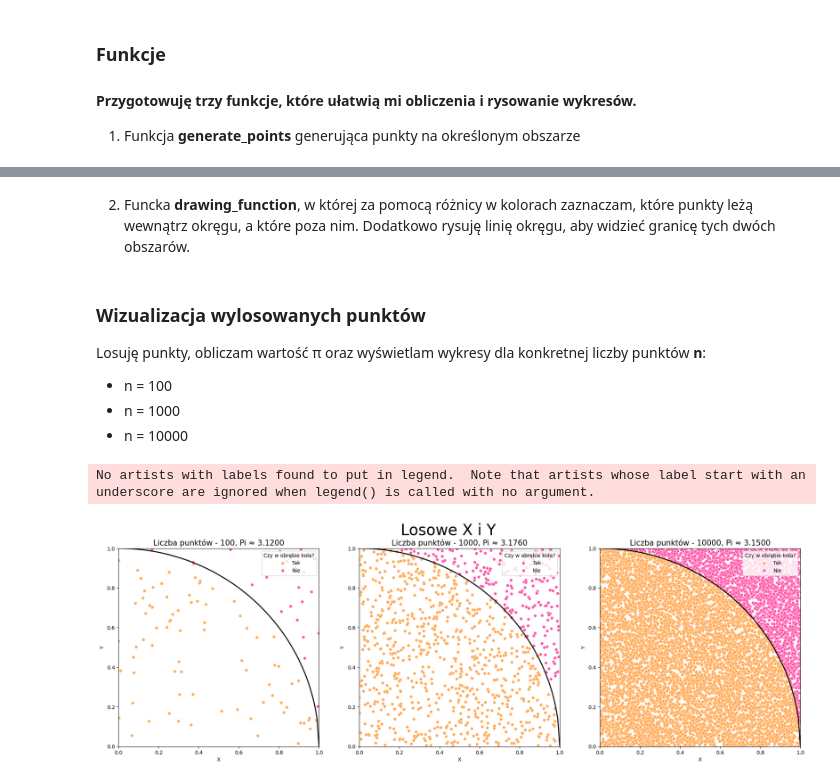
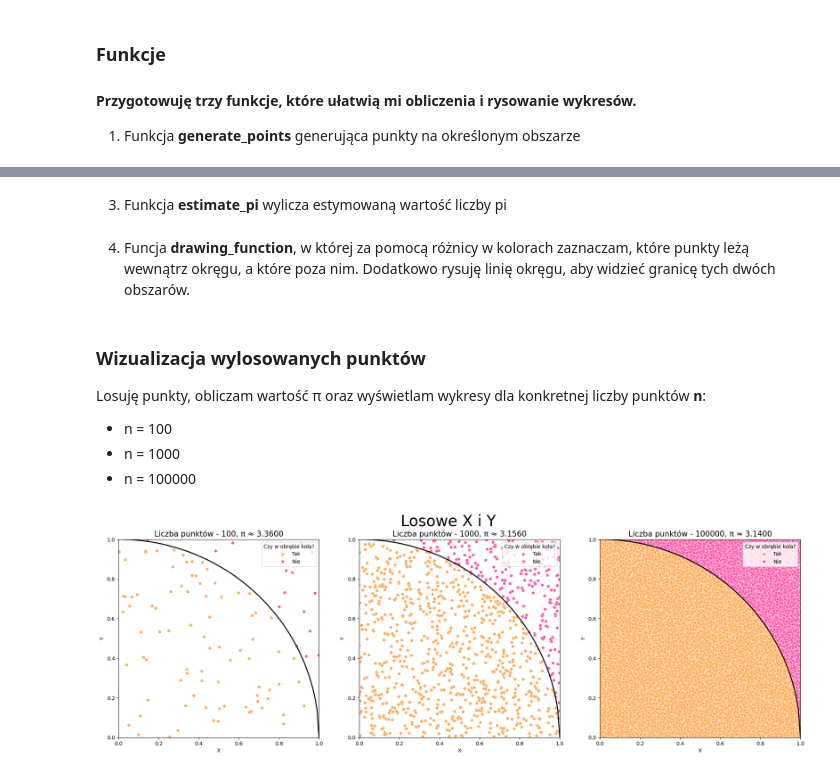
Before and after one commit to IzaKarczewska/Computational-Engineering, a Jupyter notebook: MonteCarlo/MonteCarlo.ipynb, the cells around one changed output, grey strips where cells are left out. Drawn from its saved outputs; the diff is of its cells as text; code cells hidden in the pictures.

```diff
--- a/MonteCarlo/MonteCarlo.ipynb
+++ b/MonteCarlo/MonteCarlo.ipynb
@@ -29,24 +29,23 @@ def generate_points(n, r=1):
 # %%
-def estimation(points, r = 1):
-    n_inside = 0
-    n = len(points)
-    points["In_circle"] = 0
-    for i in range(0,len(points)):
-        fi = math.sqrt(r**2-points.X.iloc[i]**2)
-        if points.Y.iloc[i] <= fi:
-            n_inside += 1
-            points.loc[i, "In_circle"] = 1
-    pi_estimate = 4*n_inside/n
-    return pi_estimate, points
+def points_in_circle(points, r = 1):
+    points["In_circle"] = points["Y"]  <= np.sqrt(r ** 2 - points["X"] ** 2)
+    return points
+# %% [markdown]
+3. Funkcja **estimate_pi** wylicza estymowaną wartość liczby pi
+# %%
+def estimate_pi(points):
+    n = len(points)
+    n_inside = len(points[points["In_circle"]==1])
+    return 4*n_inside/n
 # %% [markdown]
-2. Funcka **drawing_function**, w której za pomocą różnicy w kolorach zaznaczam, które punkty leżą wewnątrz okręgu, a które poza nim. Dodatkowo rysuję linię okręgu, aby widzieć granicę tych dwóch obszarów.
+4. Funcja **drawing_function**, w której za pomocą różnicy w kolorach zaznaczam, które punkty leżą wewnątrz okręgu, a które poza nim. Dodatkowo rysuję linię okręgu, aby widzieć granicę tych dwóch obszarów.
 # %%
 def drawing_function(ax, points, n, pi):
     x_circle = np.linspace(0, 1, num=100)
     y_circle = np.sqrt(1 - x_circle**2)
     ax.set_xlim(0, 1)
     ax.set_ylim(0, 1)
-    ax.set_title(f'Liczba punktów - {n}, Pi ≈ {pi:.4f}', fontsize=15)
+    ax.set_title(f'Liczba punktów - {n}, π ≈ {pi:.4f}', fontsize=15)
     sns.scatterplot(data=points, x="X", y="Y", ax=ax, hue="In_circle", palette="spring")
     sns.lineplot(x=x_circle, y=y_circle, ax=ax, color="black", linewidth=2)
     ax.legend(title="Czy w obrębie koła?", loc="upper right", labels=["Tak", "Nie"])
@@ -55,17 +54,16 @@ def drawing_function(ax, points, n, pi):
 Losuję punkty, obliczam wartość π oraz wyświetlam wykresy dla konkretnej liczby punktów **n**:
 * n = 100
 * n = 1000
-* n = 10000
+* n = 100000
 # %%
 fig, ax = plt.subplots(1,3, figsize = (24,7))
 fig.suptitle("Losowe X i Y", fontsize = 30)
-n = [100, 1000, 10000]
-plt.legend(facecolor=(1,1,1)
+n = [100, 1000, 100000]
 
 for i, n_val in enumerate(n):
     points = generate_points(n_val)
-    pi, points_with_index = estimation(points)
-    drawing_function(ax[i], points_with_index, n_val, pi)
+    points_circle = points_in_circle(points)
+    pi = estimate_pi(points_circle)
+    drawing_function(ax[i], points_circle, n_val, pi)
 # %% [output]
-No artists with labels found to put in legend.  Note that artists whose label start with an underscore are ignored when legend() is called with no argument.
-[figure, old version]
+[figure, new version]
```
Also changed, not shown: parts of 10 cells of this notebook.
